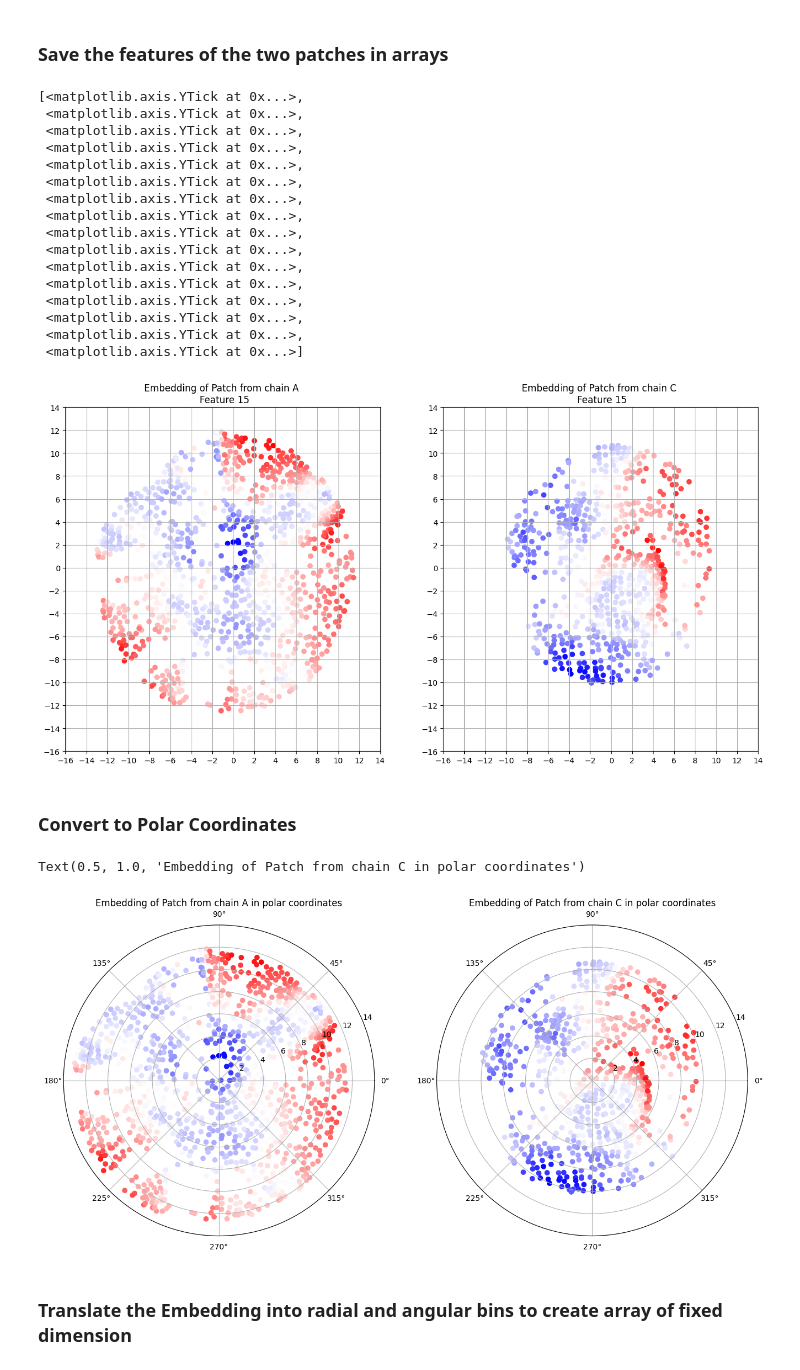
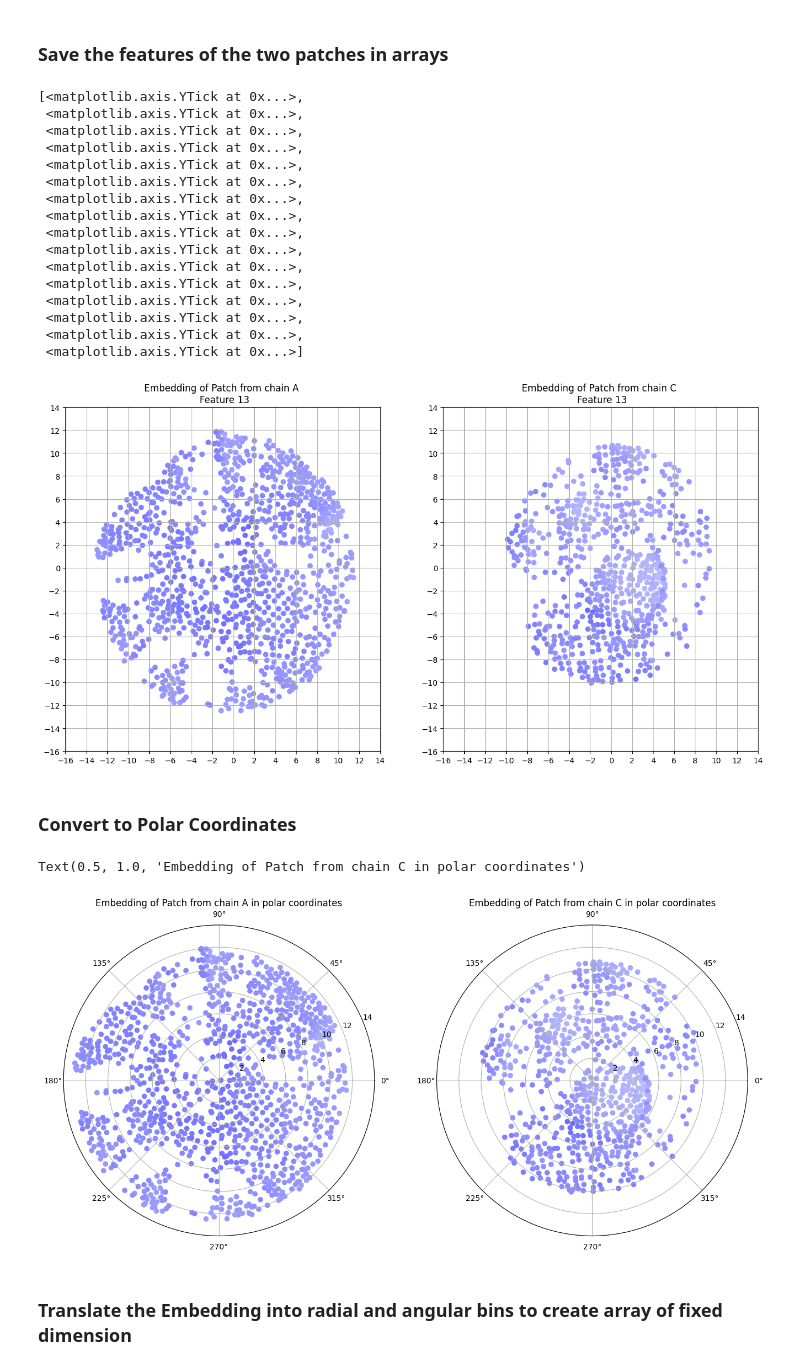
Before and after one commit to DavidGraber/protein_surface_modelling, a Jupyter notebook: main.ipynb, the cells around one changed output. Drawn from its saved outputs; the diff is of its cells as text; code cells hidden in the pictures.

```diff
--- a/main.ipynb
+++ b/main.ipynb
@@ -280,12 +279,14 @@ ax2.yaxis.set_ticks(np.arange(-16, 16, 2))
 features_patch_A = patch_A["features"]
 features_patch_C = patch_C["features"]
 # %%
-feature = 15
+feature = 13
+
+normalize = colors.Normalize(vmin=-1, vmax=1)
 
 fig, (ax1, ax2) = plt.subplots(1, 2, figsize=(16,8))
 
 ax1 = plt.subplot(1,2,1)
-ax1.scatter(embedding_A[:,0], embedding_A[:,1], c = features_patch_A[:,feature], cmap = "bwr")
+ax1.scatter(embedding_A[:,0], embedding_A[:,1], c = features_patch_A[:,feature], cmap = "bwr", norm=normalize)
 ax1.set_title("Embedding of Patch from chain A \n Feature {feature}".format(feature=feature))
 ax1.grid(axis = "x")
 ax1.grid(axis = "y")
@@ -295,7 +296,7 @@ ax1.yaxis.set_ticks(np.arange(-16, 16, 2))
 
 ax2 = plt.subplot(1,2,2)
 
-ax2.scatter(embedding_C[:,0], embedding_C[:,1], c = features_patch_C[:,feature], cmap = "bwr")
+ax2.scatter(embedding_C[:,0], embedding_C[:,1], c = features_patch_C[:,feature], cmap = "bwr", norm=normalize)
 ax2.set_title("Embedding of Patch from chain C \n Feature {feature}".format(feature=feature))
 ax2.grid(axis = "x")
 ax2.grid(axis = "y")
@@ -318,7 +319,7 @@ ax2.yaxis.set_ticks(np.arange(-16, 16, 2))
  <matplotlib.axis.YTick at 0x...>,
  <matplotlib.axis.YTick at 0x...>,
  <matplotlib.axis.YTick at 0x...>]
-[figure, old version]
+[figure, new version]
 # %% [markdown]
 ### Convert to Polar Coordinates
 # %%
@@ -327,19 +328,21 @@ polar_coords_C = cart_to_polar(embedding_C)
 # %%
 max_rho = 12
 
+normalize = colors.Normalize(vmin=-1, vmax=1)
+
 fig = plt.figure(figsize=(16,8))
 A = fig.add_subplot(121, projection='polar')
-plot1 = A.scatter(polar_coords_A[:,1], polar_coords_A[:,0], c = features_patch_A[:,feature], cmap = "bwr")
+plot1 = A.scatter(polar_coords_A[:,1], polar_coords_A[:,0], c = features_patch_A[:,feature], cmap = "bwr", norm=normalize)
 A.set_ylim([0, max_rho+2])
 plt.title("Embedding of Patch from chain A in polar coordinates")
 
 C= fig.add_subplot(122, projection='polar')
-plot2 = C.scatter(polar_coords_C[:,1], polar_coords_C[:,0], c = features_patch_C[:,feature], cmap = "bwr")
+plot2 = C.scatter(polar_coords_C[:,1], polar_coords_C[:,0], c = features_patch_C[:,feature], cmap = "bwr", norm=normalize)
 C.set_ylim([0, max_rho+2])
 plt.title("Embedding of Patch from chain C in polar coordinates")
 # %% [output]
 Text(0.5, 1.0, 'Embedding of Patch from chain C in polar coordinates')
-[figure, old version]
+[figure, new version]
 # %%
 # Center the alignment around the mean? Cut off points?
 # %% [markdown]
```
Also changed, not shown: parts of 7 cells of this notebook.
